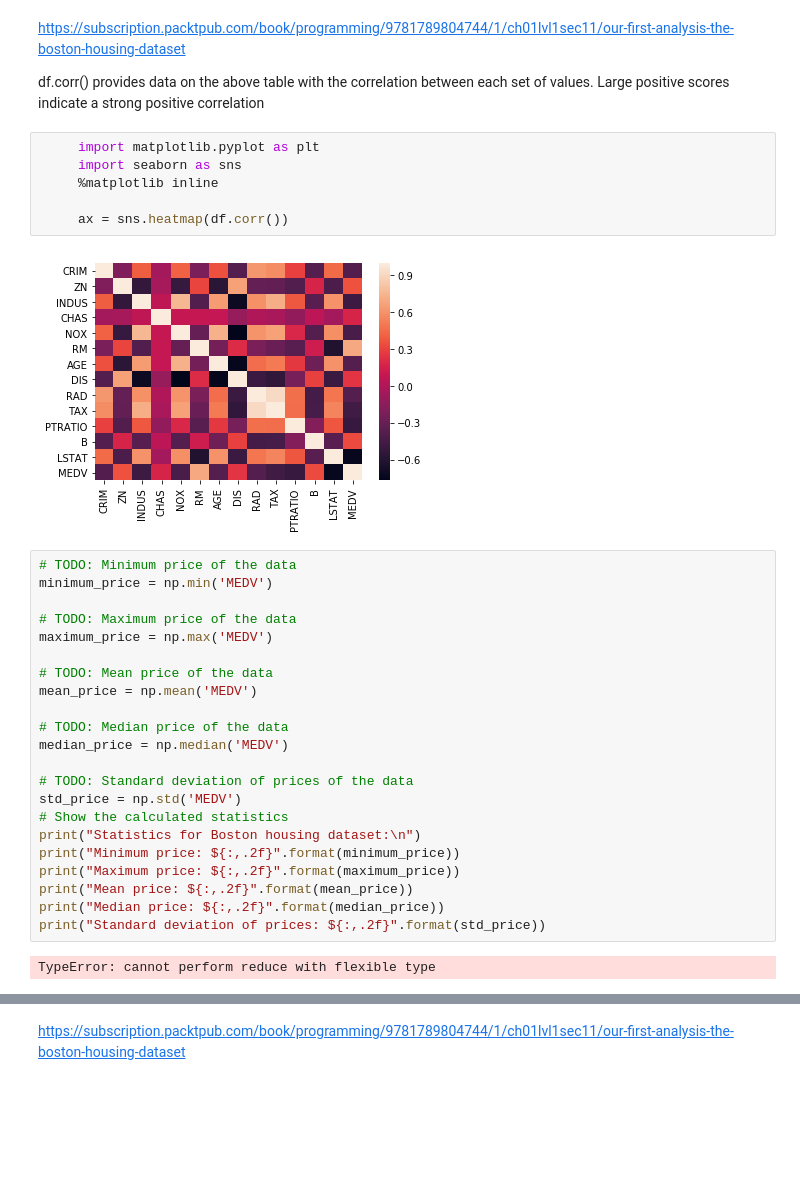
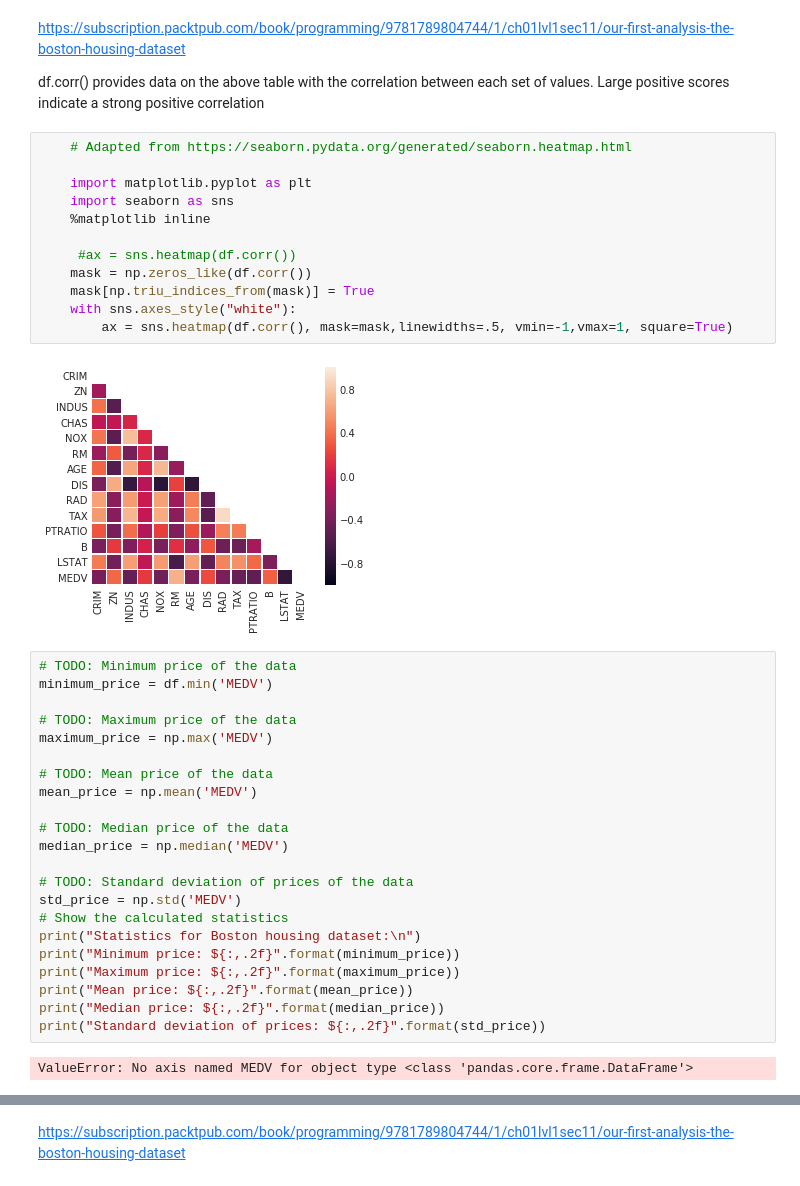
Before and after one commit to JohnONeillGMIT/MLandStatistics, a Jupyter notebook: Boston House Prices.ipynb, the cells around one changed output, grey strips where cells are left out. Cells and saved outputs as stored; diff of their text form; blank space fills up the shorter version.

```diff
--- a/Boston House Prices.ipynb
+++ b/Boston House Prices.ipynb
@@ -176,16 +188,22 @@ https://subscription.packtpub.com/book/programming/9781789804744/1/ch01lvl1sec11
 
 df.corr() provides data on the above table with the correlation between each set of values. Large positive scores indicate a strong positive correlation
 # %%
-     import matplotlib.pyplot as plt
-     import seaborn as sns
-     %matplotlib inline
+    # Adapted from https://seaborn.pydata.org/generated/seaborn.heatmap.html
 
-     ax = sns.heatmap(df.corr())
+    import matplotlib.pyplot as plt
+    import seaborn as sns
+    %matplotlib inline
+
+     #ax = sns.heatmap(df.corr())
+    mask = np.zeros_like(df.corr())
+    mask[np.triu_indices_from(mask)] = True
+    with sns.axes_style("white"):
+        ax = sns.heatmap(df.corr(), mask=mask,linewidths=.5, vmin=-1,vmax=1, square=True)
 # %% [output]
-[figure, old version]
+[figure, new version]
 # %%
 # TODO: Minimum price of the data
-minimum_price = np.min('MEDV')
+minimum_price = df.min('MEDV')
 
 # TODO: Maximum price of the data
 maximum_price = np.max('MEDV')
@@ -206,6 +224,6 @@ print("Mean price: ${:,.2f}".format(mean_price))
 print("Median price: ${:,.2f}".format(median_price))
 print("Standard deviation of prices: ${:,.2f}".format(std_price))
 # %% [output]
-TypeError: cannot perform reduce with flexible type
+ValueError: No axis named MEDV for object type <class 'pandas.core.frame.DataFrame'>
 # %%
 sns.pairplot(df,vars = ['MEDV'],hue = 'CHAS')
```
Also changed, not shown: parts of 26 cells of this notebook.
